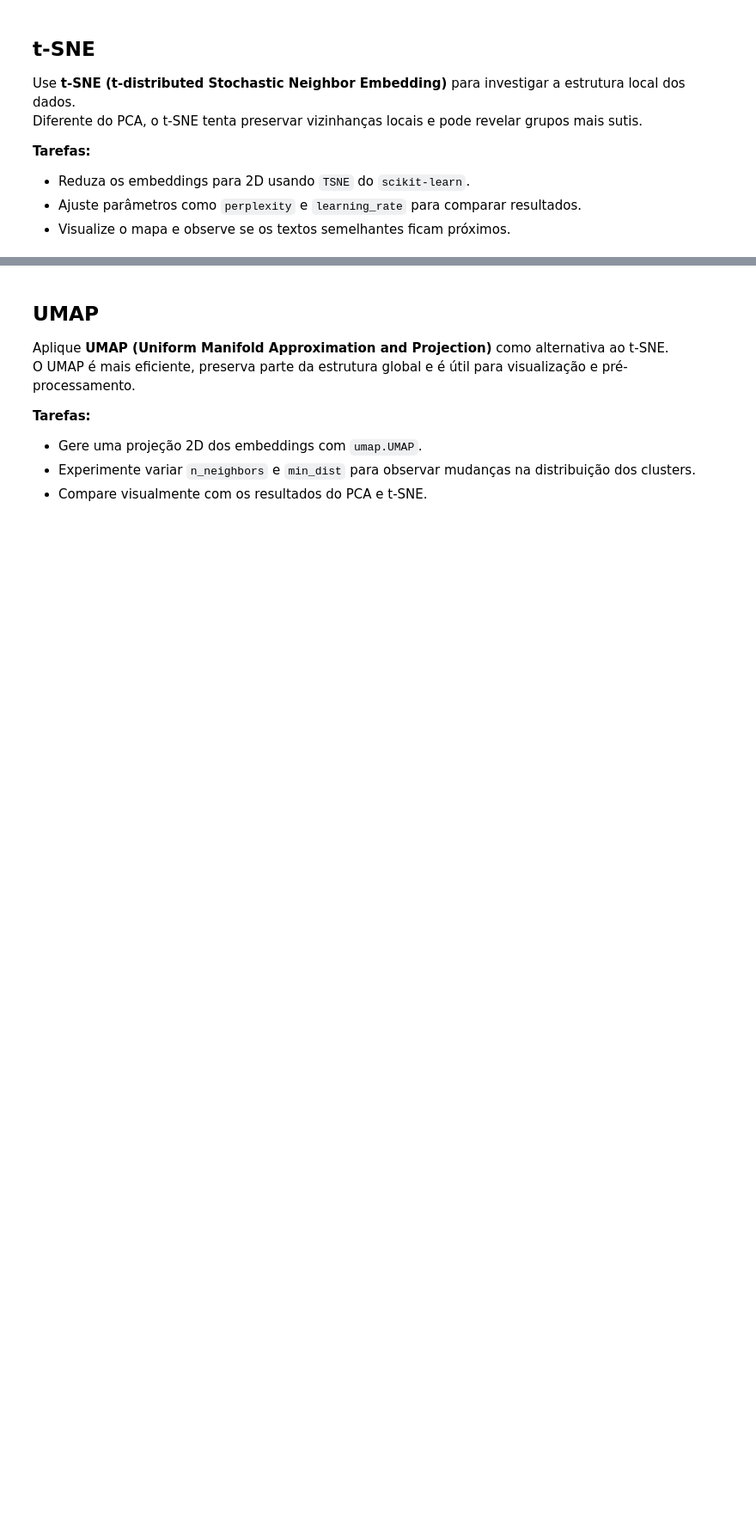
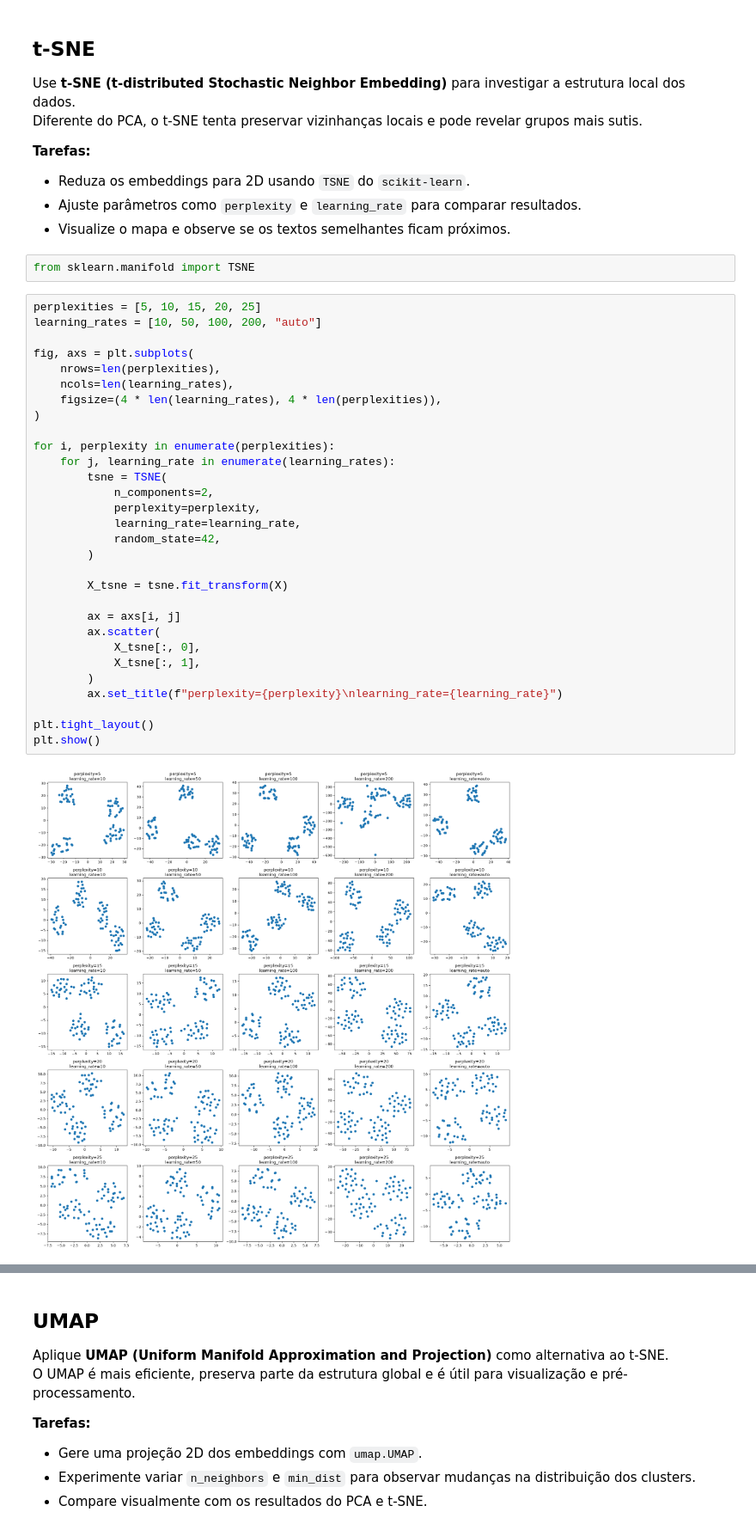
Before and after one commit to vleema/unsupervised-learning, a Jupyter notebook: 12 - Embeddings Analysis.ipynb, the cells around one changed output, grey strips where cells are left out. Shown at 86% size. Saved outputs shown, nothing was run; the diff lists cells and outputs as text; blank space fills up the shorter version.

```diff
--- a/12 - Embeddings Analysis.ipynb
+++ b/12 - Embeddings Analysis.ipynb
@@ -118,3 +282,37 @@ Diferente do PCA, o t-SNE tenta preservar vizinhanças locais e pode revelar gru
 - Reduza os embeddings para 2D usando `TSNE` do `scikit-learn`.
 - Ajuste parâmetros como `perplexity` e `learning_rate` para comparar resultados.
 - Visualize o mapa e observe se os textos semelhantes ficam próximos.
+# %%
+from sklearn.manifold import TSNE
+# %%
+perplexities = [5, 10, 15, 20, 25]
+learning_rates = [10, 50, 100, 200, "auto"]
+
+fig, axs = plt.subplots(
+    nrows=len(perplexities),
+    ncols=len(learning_rates),
+    figsize=(4 * len(learning_rates), 4 * len(perplexities)),
+)
+
+for i, perplexity in enumerate(perplexities):
+    for j, learning_rate in enumerate(learning_rates):
+        tsne = TSNE(
+            n_components=2,
+            perplexity=perplexity,
+            learning_rate=learning_rate,
+            random_state=42,
+        )
+
+        X_tsne = tsne.fit_transform(X)
+
+        ax = axs[i, j]
+        ax.scatter(
+            X_tsne[:, 0],
+            X_tsne[:, 1],
+        )
+        ax.set_title(f"perplexity={perplexity}\nlearning_rate={learning_rate}")
+
+plt.tight_layout()
+plt.show()
+# %% [output]
+[figure, added]
```
Also changed, not shown: parts of 25 cells of this notebook, 10 other files.
